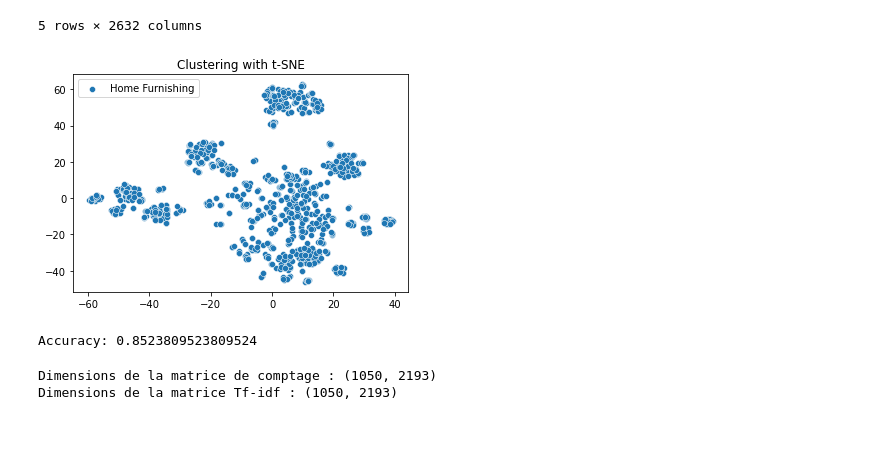
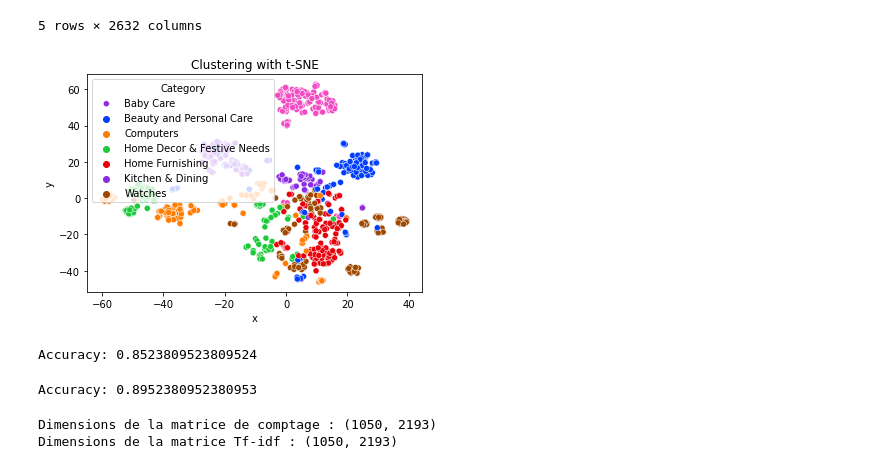
Before and after one commit to LaurenceAndraud/cosmo-dev-still-grindin, a Jupyter notebook: Prétraitement données images et textes.ipynb, the cells around one changed output. Cells and saved outputs as stored; diff of their text form; code cells hidden in the pictures; blank space fills up the shorter version.

```diff
--- a/Prétraitement données images et textes.ipynb
+++ b/Prétraitement données images et textes.ipynb
@@ -224,29 +224,29 @@ tfidf_description.head()
 # %%
 import matplotlib.pyplot as plt
 from sklearn.manifold import TSNE
 from sklearn.preprocessing import LabelEncoder
 import seaborn as sns
+from sklearn.cluster import KMeans
 
 # Convertir les étiquettes de catégorie en valeurs numériques
 label_encoder = LabelEncoder()
 labels = label_encoder.fit_transform(df_clean['category_label'])
 
 # Réduire les dimensions à l'aide de t-SNE
 tsne = TSNE(n_components=2, random_state=42)
 X_tsne = tsne.fit_transform(tfidf_description)
 
 # Clustering avec k-means
 kmeans = KMeans(n_clusters=7, random_state=42)
 kmeans.fit(tfidf_description)
 
 # Afficher la visualisation des clusters avec t-SNE
-sns.scatterplot(x=X_tsne[:,0], y=X_tsne[:,1], data=df_clean, palette='bright')
+sns.scatterplot(x='x', y='y', hue=labels, data=pd.DataFrame({'x': X_tsne[:, 0], 'y': X_tsne[:, 1], 'labels': labels}), palette='bright')
 plt.title('Clustering with t-SNE')
-category_names = df_clean['category_label'].unique()
-plt.legend(labels=category_names)
+plt.legend(title='Category', labels=label_encoder.inverse_transform(range(len(label_encoder.classes_))))
 plt.show()
 # %% [output]
-[figure, old version]
+[figure, new version]
 # %%
 from sklearn.model_selection import train_test_split
 
@@ -265,3 +265,18 @@ accuracy = accuracy_score(y_test, y_pred)
 print("Accuracy:", accuracy)
 # %% [output]
 Accuracy: 0.8523809523809524
+# %%
+# Diviser l'ensemble de données en ensembles d'apprentissage et de test
+X_train, X_test, y_train, y_test = train_test_split(tfidf_description, df_clean['category_label'], test_size=0.2, random_state=42)
+
+# Entraîner un modèle de classification
+clf = MultinomialNB()
+clf.fit(X_train, y_train)
+
+# Évaluer les performances du modèle sur l'ensemble de test
+from sklearn.metrics import accuracy_score
+y_pred = clf.predict(X_test)
+accuracy = accuracy_score(y_test, y_pred)
+print("Accuracy:", accuracy)
+# %% [output]
+Accuracy: 0.8952380952380953
```
Also changed, not shown: parts of 2 cells of this notebook.
